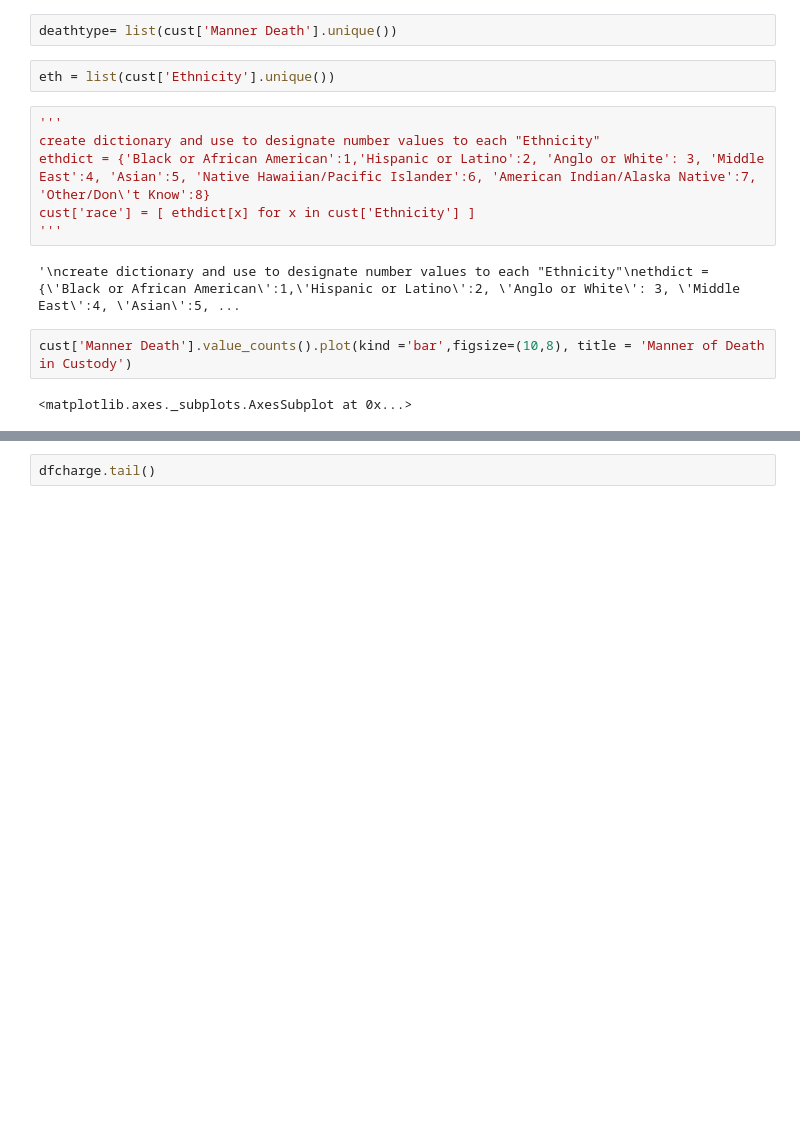
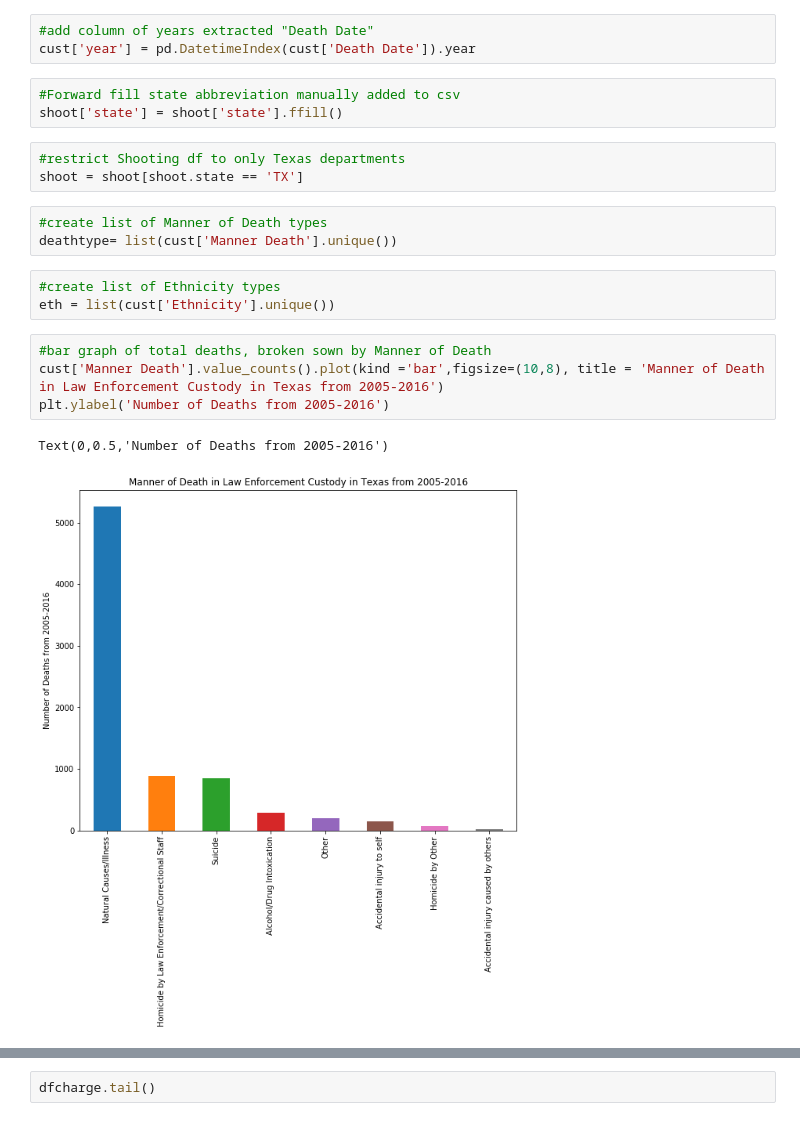
Before and after one commit to circushaase/Capstone2, a Jupyter notebook: data_explore.ipynb, the cells around one changed output, grey strips where cells are left out. Drawn from its saved outputs; the diff is of its cells as text; blank space fills up the shorter version.

```diff
--- a/data_explore.ipynb
+++ b/data_explore.ipynb
@@ -29,17 +24,23 @@ len(cust['Department Name'].value_counts())
+# %%
+#add column of years extracted "Death Date"
+cust['year'] = pd.DatetimeIndex(cust['Death Date']).year
+# %%
+#Forward fill state abbreviation manually added to csv
+shoot['state'] = shoot['state'].ffill()
+# %%
+#restrict Shooting df to only Texas departments
+shoot = shoot[shoot.state == 'TX']
 # %%
+#create list of Manner of Death types
 deathtype= list(cust['Manner Death'].unique())
 # %%
+#create list of Ethnicity types
 eth = list(cust['Ethnicity'].unique())
-# %%
-'''
-create dictionary and use to designate number values to each "Ethnicity"
-ethdict = {'Black or African American':1,'Hispanic or Latino':2, 'Anglo or White': 3, 'Middle East':4, 'Asian':5, 'Native Hawaiian/Pacific Islander':6, 'American Indian/Alaska Native':7, 'Other/Don\'t Know':8}
-cust['race'] = [ ethdict[x] for x in cust['Ethnicity'] ]
-'''
-# %% [output]
-'\ncreate dictionary and use to designate number values to each "Ethnicity"\nethdict = {\'Black or African American\':1,\'Hispanic or Latino\':2, \'Anglo or White\': 3, \'Middle East\':4, \'Asian\':5, ...
 # %%
-cust['Manner Death'].value_counts().plot(kind ='bar',figsize=(10,8), title = 'Manner of Death in Custody')
+#bar graph of total deaths, broken sown by Manner of Death
+cust['Manner Death'].value_counts().plot(kind ='bar',figsize=(10,8), title = 'Manner of Death in Law Enforcement Custody in Texas from 2005-2016')
+plt.ylabel('Number of Deaths from 2005-2016')
 # %% [output]
-<matplotlib.axes._subplots.AxesSubplot at 0x...>
+Text(0,0.5,'Number of Deaths from 2005-2016')
+[figure, added]
 # %%
```
Also changed, not shown: parts of 43 cells of this notebook, 2 other files.
